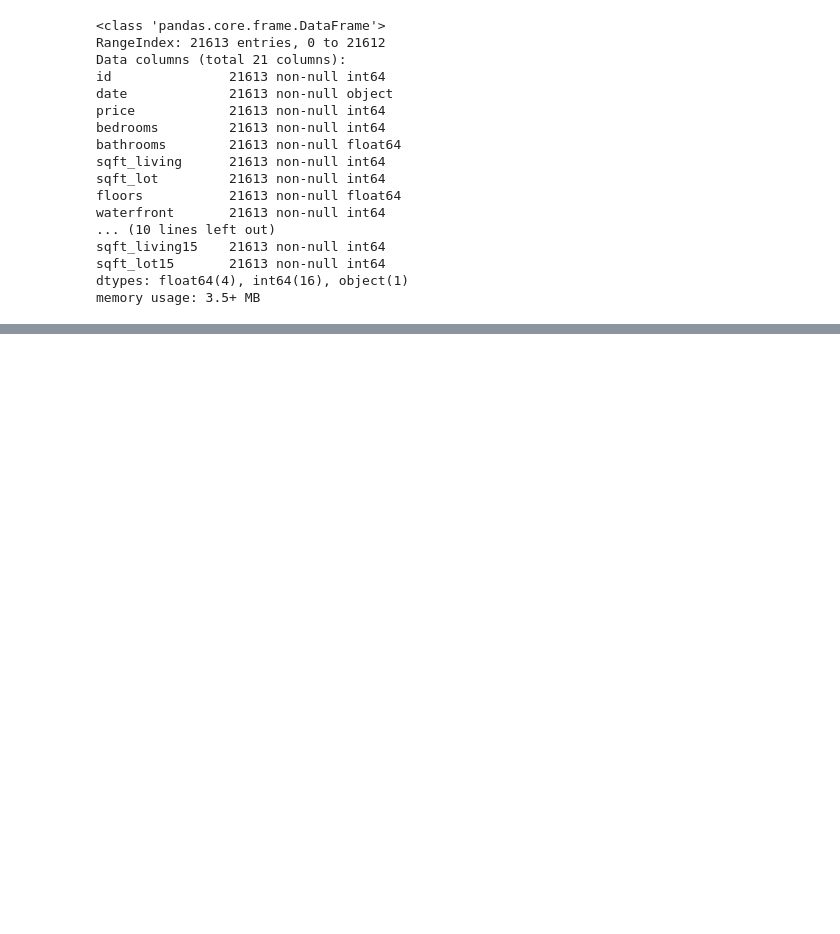
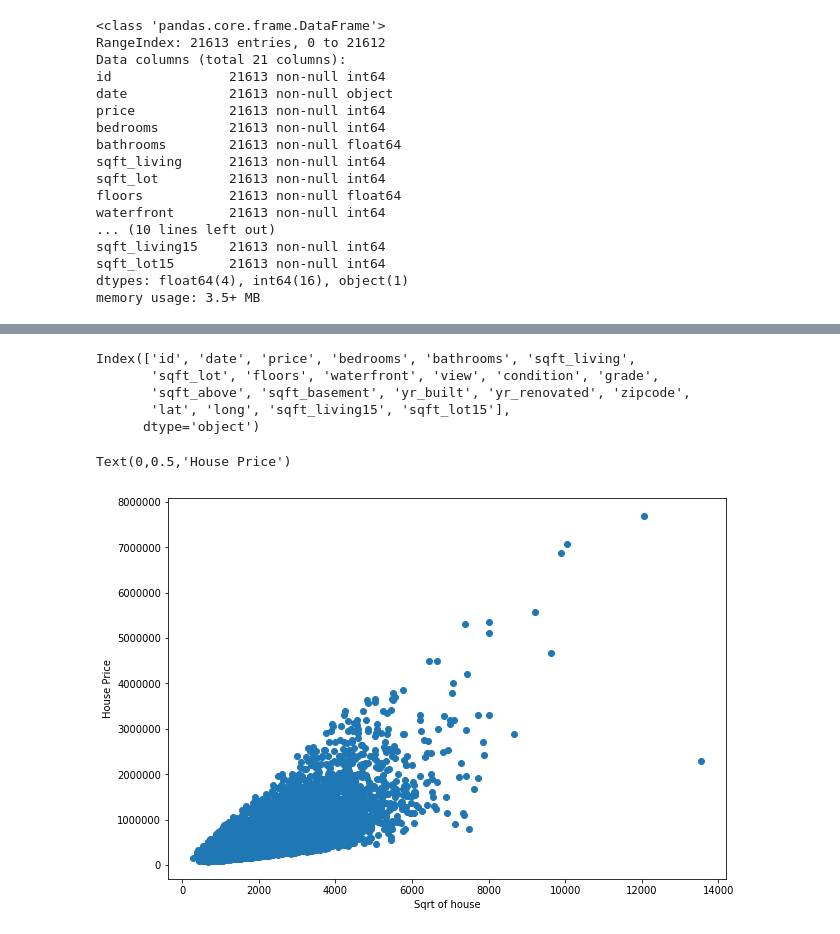
Before and after one commit to hagios2/House-Price-Prediction, a Jupyter notebook: Untitled.ipynb, the cells around one changed output, grey strips where cells are left out. Cells and saved outputs as stored; diff of their text form; code cells hidden in the pictures; blank space fills up the shorter version.

Commit message:
data visualization

```diff
--- a/Untitled.ipynb
+++ b/Untitled.ipynb
@@ -59,4 +60,18 @@ house.describe()
 | 75% | 7.308900e+09 | 6.450000e+05 | 4.000000 | 2.500000 | 2550.000000 | 1.068800e+04 | 2.000000 | 0.000000 | 0.000000 | 4.000000 | ... |
 | max | 9.900000e+09 | 7.700000e+06 | 33.000000 | 8.000000 | 13540.000000 | 1.651359e+06 | 3.500000 | 1.000000 | 4.000000 | 5.000000 | ... |
 # %%
-house.
+house.columns
+# %% [output]
+Index(['id', 'date', 'price', 'bedrooms', 'bathrooms', 'sqft_living',
+       'sqft_lot', 'floors', 'waterfront', 'view', 'condition', 'grade',
+       'sqft_above', 'sqft_basement', 'yr_built', 'yr_renovated', 'zipcode',
+       'lat', 'long', 'sqft_living15', 'sqft_lot15'],
+      dtype='object')
+# %%
+plt.figure(figsize=(10, 7))
+plt.scatter(house.sqft_living, house.price)
+plt.xlabel('Sqrt of house')
+plt.ylabel('House Price')
+# %% [output]
+Text(0,0.5,'House Price')
+[figure, added]
```
Also changed, not shown: parts of 5 cells of this notebook.
